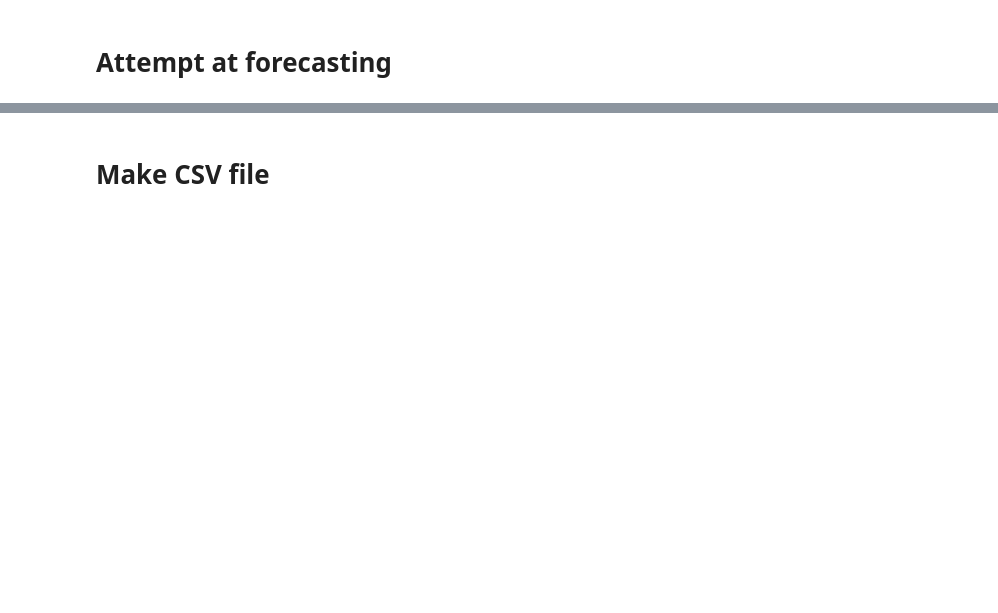
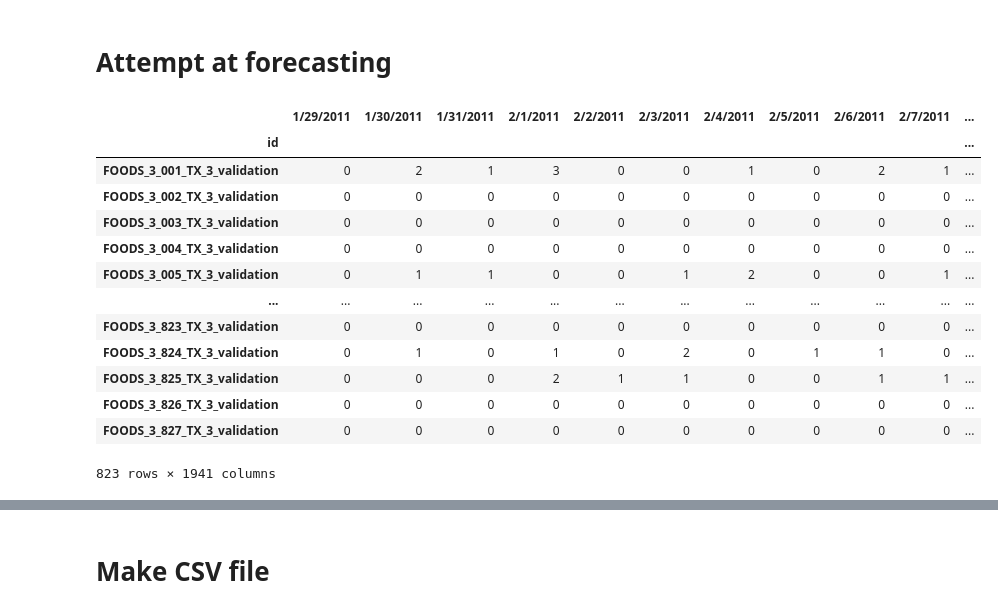
Before and after one commit to Basvdbrink1998/Applied_Forcasting_Project, a Jupyter notebook: Forecasting.ipynb, the cells around one changed output, grey strips where cells are left out. Cells and saved outputs as stored; diff of their text form; code cells hidden in the pictures; blank space fills up the shorter version.

```diff
--- a/Forecasting.ipynb
+++ b/Forecasting.ipynb
@@ -25,4 +22,22 @@ test_data = test_data.rename(columns=date_converter)
 total_sales = train_data.sum()
 # %% [markdown]
 # Attempt at forecasting
+# %%
+big_train = train_data.merge(test_data, left_index=True, right_index=True)
+big_train
+# %% [output]
+|  | 1/29/2011 | 1/30/2011 | 1/31/2011 | 2/1/2011 | 2/2/2011 | 2/3/2011 | 2/4/2011 | 2/5/2011 | 2/6/2011 | 2/7/2011 | ... |
+| id |  |  |  |  |  |  |  |  |  |  | ... |
+| FOODS_3_001_TX_3_validation | 0 | 2 | 1 | 3 | 0 | 0 | 1 | 0 | 2 | 1 | ... |
+| FOODS_3_002_TX_3_validation | 0 | 0 | 0 | 0 | 0 | 0 | 0 | 0 | 0 | 0 | ... |
+| FOODS_3_003_TX_3_validation | 0 | 0 | 0 | 0 | 0 | 0 | 0 | 0 | 0 | 0 | ... |
+| FOODS_3_004_TX_3_validation | 0 | 0 | 0 | 0 | 0 | 0 | 0 | 0 | 0 | 0 | ... |
+| FOODS_3_005_TX_3_validation | 0 | 1 | 1 | 0 | 0 | 1 | 2 | 0 | 0 | 1 | ... |
+| ... | ... | ... | ... | ... | ... | ... | ... | ... | ... | ... | ... |
+| FOODS_3_823_TX_3_validation | 0 | 0 | 0 | 0 | 0 | 0 | 0 | 0 | 0 | 0 | ... |
+| FOODS_3_824_TX_3_validation | 0 | 1 | 0 | 1 | 0 | 2 | 0 | 1 | 1 | 0 | ... |
+| FOODS_3_825_TX_3_validation | 0 | 0 | 0 | 2 | 1 | 1 | 0 | 0 | 1 | 1 | ... |
+| FOODS_3_826_TX_3_validation | 0 | 0 | 0 | 0 | 0 | 0 | 0 | 0 | 0 | 0 | ... |
+| FOODS_3_827_TX_3_validation | 0 | 0 | 0 | 0 | 0 | 0 | 0 | 0 | 0 | 0 | ... |
+823 rows × 1941 columns
 # %%
```
Also changed, not shown: parts of 19 cells of this notebook.
